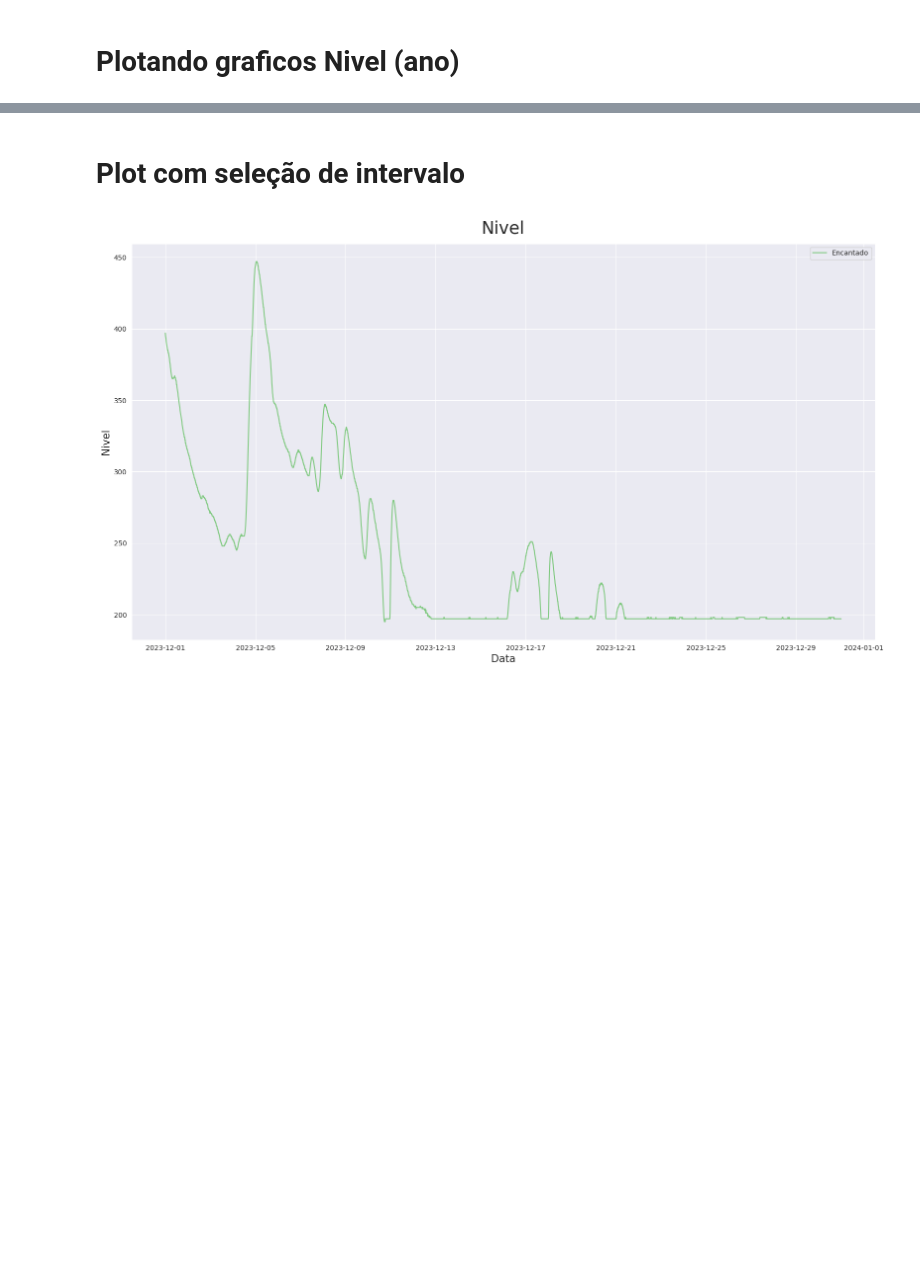
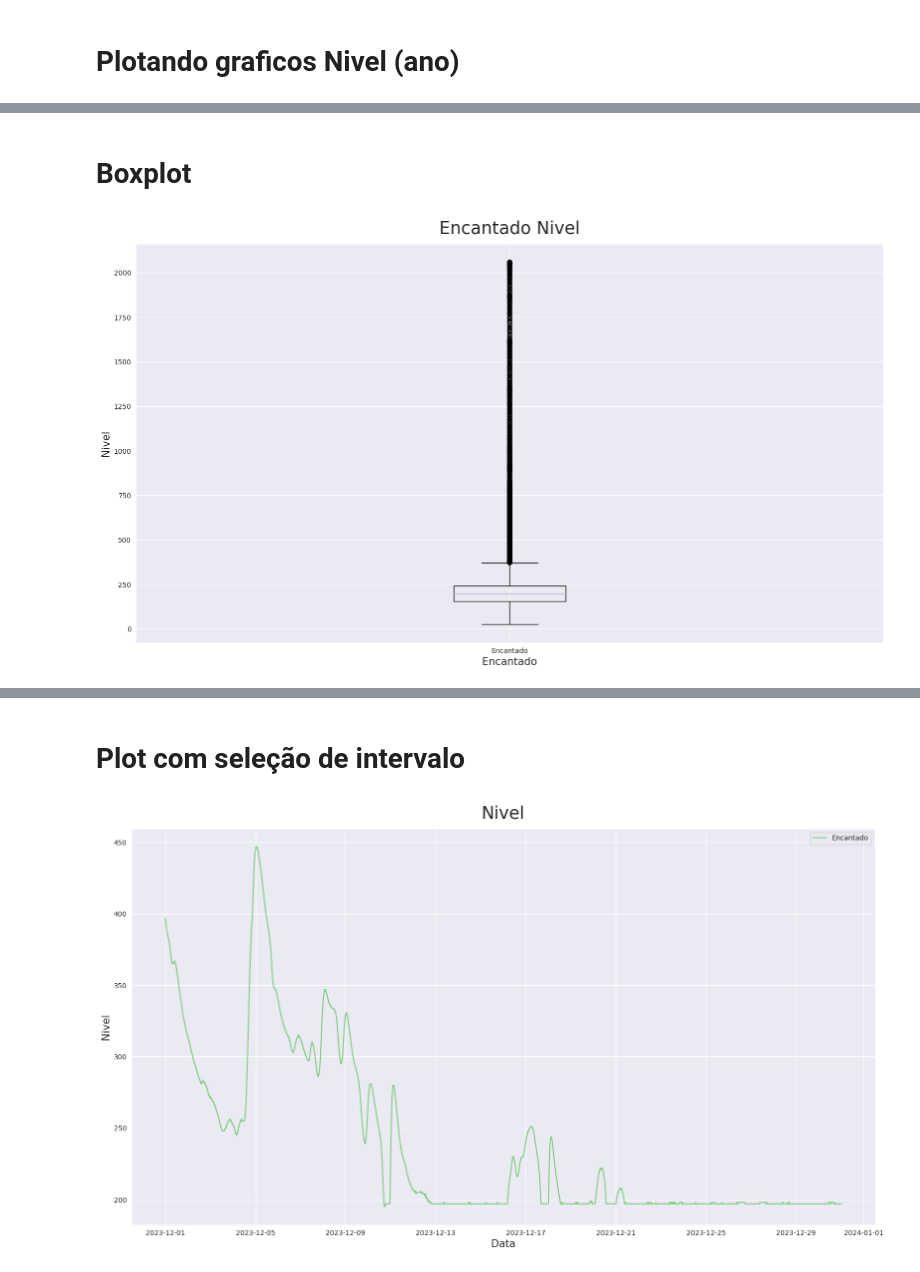
Before and after one commit to ksBrose/3DSGroup_BootcampDataScience, a Jupyter notebook: atividade.ipynb, the cells around one changed output, grey strips where cells are left out. Cells and saved outputs as stored; diff of their text form; code cells hidden in the pictures; blank space fills up the shorter version.

```diff
--- a/atividade.ipynb
+++ b/atividade.ipynb
@@ -192,0 +213,35 @@ plotar_matplot('Jose_Julio Nivel', 'Data', 'Nivel', 'Data/Hora', 'Nivel(cm)', df
+# %% [markdown]
+# Boxplot
+# %%
+def plotar_matplot(titulo, labelx, labely, x, y, dataset, tipo='linha'):
+    # Verificar se o dataset não está vazio
+    if dataset.empty:
+        print("O dataset está vazio.")
+        return
+
+    # Verificar se as colunas especificadas existem no dataset
+    if x not in dataset.columns or y not in dataset.columns:
+        print(f"As colunas '{x}' e '{y}' devem existir no dataset.")
+        return
+
+    fig = plt.figure(figsize=(15, 8))
+    eixo = fig.add_axes([0, 0, 1, 1])
+
+    if tipo == 'linha':
+        eixo.plot(dataset[x], dataset[y], marker='o', linestyle='-')  # Gráfico de linha com pontos
+    elif tipo == 'boxplot':
+        # Remover nulos apenas da coluna y
+        dataset_cleaned = dataset.dropna(subset=[y])
+        eixo.boxplot(dataset_cleaned[y], vert=True)
+        eixo.set_xticklabels([labelx])  # Rótulo do eixo x
+
+    # Configurar título e rótulos dos eixos
+    eixo.set_title(titulo, fontsize=25, pad=15)
+    eixo.set_xlabel(labelx, fontsize=15)
+    eixo.set_ylabel(labely, fontsize=15)
+
+    plt.show()
+# %%
+plotar_matplot('Encantado Nivel', 'Encantado', 'Nivel', 'Data/Hora', 'Nivel(cm)', df_Encantado24, tipo='boxplot')
+# %% [output]
+[figure, added]
```
Also changed, not shown: parts of 38 cells of this notebook.
